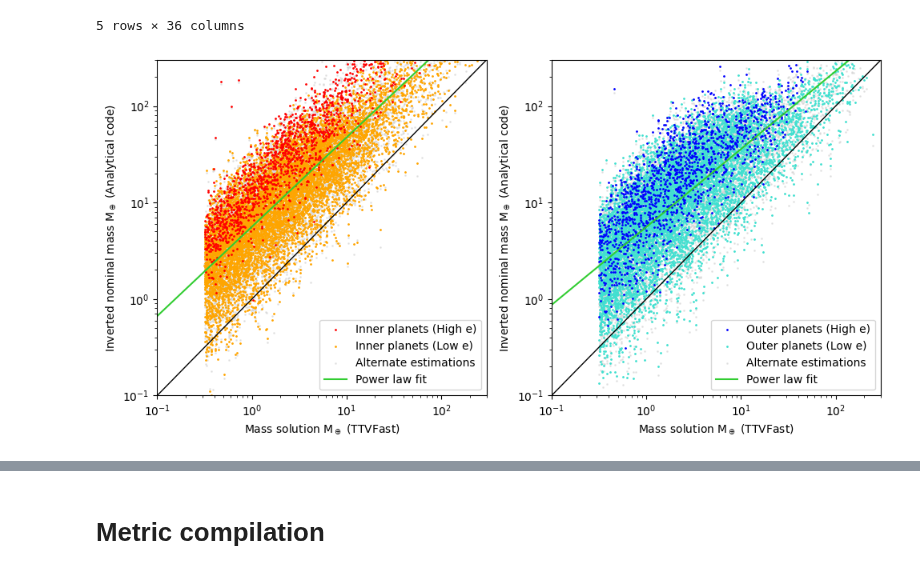
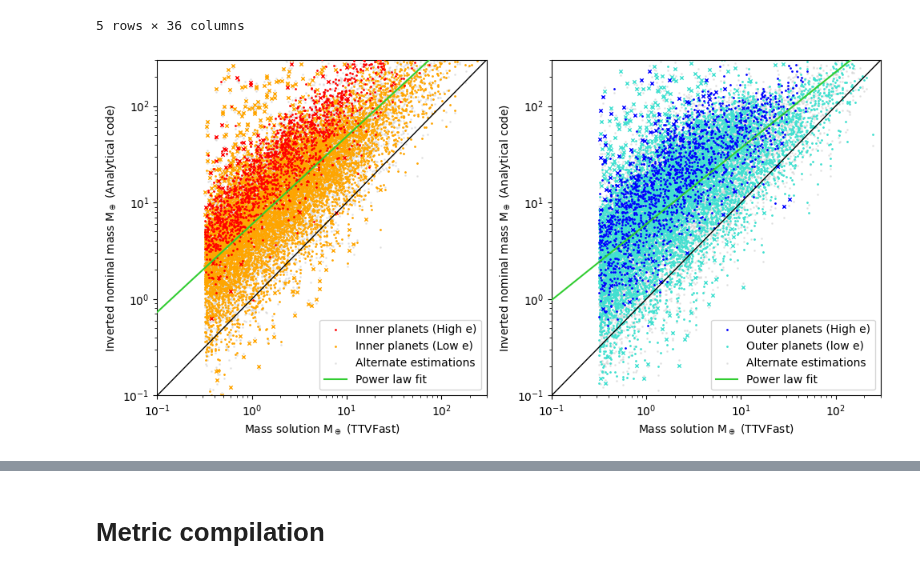
Before and after one commit to chatdanai-s/NATSUME, a Jupyter notebook: validation/1st_order_TTVFast/code_invert.ipynb, the cells around one changed output, grey strips where cells are left out. Saved outputs shown, nothing was run; the diff lists cells and outputs as text; code cells hidden in the pictures.

```diff
--- a/validation/1st_order_TTVFast/code_invert.ipynb
+++ b/validation/1st_order_TTVFast/code_invert.ipynb
@@ -350,6 +350,8 @@ scatterCount = len(compare['m1'])
 
 ethres = 0.1
 lowe = (compare.e1 < ethres) & (compare.e2 < ethres); highe = ~lowe
+Rthres = 0.5
+lowR = (compare.R2_1 < Rthres) | (compare.R2_2 < Rthres); highR = ~lowR
 
 # Inner planets
 m1 = compare['m1']
@@ -357,11 +359,13 @@ m1_good = compare['m_calc_in']
 m1_bad = compare['m_bad_in']
 k1, c1 = getLineFit(np.log10(m1_good), np.log10(m1))
 
-ax[0].scatter(m1[highe], m1_good[highe], s=s, color='red', label=f'Inner planets (High e)', zorder=1)
-ax[0].scatter(m1[lowe], m1_good[lowe], s=s, color='orange', label=f'Inner planets (Low e)', zorder=0)
+ax[0].scatter(m1[highe &highR], m1_good[highe &highR], s=s, color='red', label=f'Inner planets (High e)', zorder=3)
+ax[0].scatter(m1[highe & lowR], m1_good[highe & lowR], s=10*s, color='red', marker='x', lw=1, zorder=2)
+ax[0].scatter(m1[lowe &highR], m1_good[lowe &highR], s=s, color='orange', label=f'Inner planets (Low e)', zorder=1)
+ax[0].scatter(m1[lowe & lowR], m1_good[lowe & lowR], s=10*s, color='orange', marker='x', lw=1, zorder=0)
 ax[0].scatter(m1, m1_bad, s=s, color='lightgrey', label='Alternate estimations', zorder=-1, alpha=0.5)
-ax[0].plot(linelim, linelim, color='black', lw=1, zorder=1)
-ax[0].plot(linelim, 10**c1 * linelim**k1, color='limegreen', label=f'Power law fit')
+ax[0].plot(linelim, linelim, color='black', lw=1, zorder=5)
+ax[0].plot(linelim, 10**c1 * linelim**k1, color='limegreen', zorder=5, label=f'Power law fit')
 ax[0].set_xscale('log'); ax[0].set_yscale('log')
 ax[0].set_xlim(minval, maxval); ax[0].set_ylim(minval, maxval)
 ax[0].set_xlabel('Mass solution M$_\oplus$ (TTVFast)')
@@ -374,11 +378,13 @@ m2_good = compare['m_calc_out']
 m2_bad = compare['m_bad_out']
 k2, c2 = getLineFit(np.log10(m2_good), np.log10(m2))
 
-ax[1].scatter(m2[highe], m2_good[highe], s=s, color='blue', label=f'Outer planets (High e)', zorder=1)
-ax[1].scatter(m2[lowe], m2_good[lowe], s=s, color='turquoise', label=f'Outer planets (low e)', zorder=0)
+ax[1].scatter(m2[highe &highR], m2_good[highe &highR], s=s, color='blue', label=f'Outer planets (High e)', zorder=3)
+ax[1].scatter(m2[highe & lowR], m2_good[highe & lowR], s=10*s, color='blue', marker='x', lw=1, zorder=2)
+ax[1].scatter(m2[lowe &highR], m2_good[lowe &highR], s=s, color='turquoise', label=f'Outer planets (low e)', zorder=1)
+ax[1].scatter(m2[lowe & lowR], m2_good[lowe & lowR], s=10*s, color='turquoise', marker='x', lw=1, zorder=0)
 ax[1].scatter(m2, m2_bad, s=s, color='lightgrey', label='Alternate estimations', zorder=-1, alpha=0.5)
-ax[1].plot(linelim, linelim, color='black', lw=1, zorder=1)
-ax[1].plot(linelim, 10**c2 * linelim**k2, color='limegreen', label=f'Power law fit')
+ax[1].plot(linelim, linelim, color='black', lw=1, zorder=5)
+ax[1].plot(linelim, 10**c2 * linelim**k2, color='limegreen', zorder=5, label=f'Power law fit')
 ax[1].set_xscale('log'); ax[1].set_yscale('log')
 ax[1].set_xlim(minval, maxval); ax[1].set_ylim(minval, maxval)
 ax[1].set_xlabel('Mass solution M$_\oplus$ (TTVFast)')
@@ -542,47 +554,54 @@ minval = 1e-1
 maxval = 3e+2
 linelim = np.array([minval, maxval])
 scatterCount = len(compare_n['m1'])
+
 ethres = 0.1
 lowe = (compare.e1 < ethres) & (compare.e2 < ethres); highe = ~lowe
+Rthres = 0.5
+lowR = (compare.R2_1 < Rthres) | (compare.R2_2 < Rthres); highR = ~lowR
 
 # Inner planets
 m1 = compare_n['m1']
 m1_good = compare_n['m_calc_in']
 m1_bad = compare_n['m_bad_in']
 k1, c1 = getLineFit(np.log10(m1_good), np.log10(m1))
 
-ax[0].scatter(m1[highe], m1_good[highe], s=s, color='red', label=f'Inner planets (High e)', zorder=1)
-ax[0].scatter(m1[lowe], m1_good[lowe], s=s, color='orange', label=f'Inner planets (Low e)', zorder=0)
+ax[0].scatter(m1[highe &highR], m1_good[highe &highR], s=s, color='red', label=f'Inner planets (High e)', zorder=3)
+ax[0].scatter(m1[highe & lowR], m1_good[highe & lowR], s=10*s, color='red', marker='x', lw=1, zorder=2)
+ax[0].scatter(m1[lowe &highR], m1_good[lowe &highR], s=s, color='orange', label=f'Inner planets (Low e)', zorder=1)
+ax[0].scatter(m1[lowe & lowR], m1_good[lowe & lowR], s=10*s, color='orange', marker='x', lw=1, zorder=0)
 ax[0].scatter(m1, m1_bad, s=s, color='lightgrey', label='Alternate estimations', zorder=-1, alpha=0.5)
-ax[0].plot(linelim, linelim, color='black', lw=1, zorder=1)
-ax[0].plot(linelim, 10**c1 * linelim**k1, color='limegreen', label=f'Power law fit')
+ax[0].plot(linelim, linelim, color='black', lw=1, zorder=5)
+ax[0].plot(linelim, 10**c1 * linelim**k1, color='limegreen', zorder=5, label=f'Power law fit')
 ax[0].set_xscale('log'); ax[0].set_yscale('log')
 ax[0].set_xlim(minval, maxval); ax[0].set_ylim(minval, maxval)
 ax[0].set_xlabel('Mass solution M$_\oplus$ (TTVFast)')
 ax[0].set_ylabel('Inverted nominal mass M$_\oplus$ (Analytical code)')
 ax[0].legend(loc='lower right')
 
 # Outer planet
 m2 = compare_n['m2']
 m2_good = compare_n['m_calc_out']
 m2_bad = compare_n['m_bad_out']
 k2, c2 = getLineFit(np.log10(m2_good), np.log10(m2))
 
-ax[1].scatter(m2[highe], m2_good[highe], s=s, color='blue', label=f'Outer planets (High e)', zorder=1)
-ax[1].scatter(m2[lowe], m2_good[lowe], s=s, color='turquoise', label=f'Outer planets (Low e)', zorder=0)
+ax[1].scatter(m2[highe &highR], m2_good[highe &highR], s=s, color='blue', label=f'Outer planets (High e)', zorder=3)
+ax[1].scatter(m2[highe & lowR], m2_good[highe & lowR], s=10*s, color='blue', marker='x', lw=1, zorder=2)
+ax[1].scatter(m2[lowe &highR], m2_good[lowe &highR], s=s, color='turquoise', label=f'Outer planets (low e)', zorder=1)
+ax[1].scatter(m2[lowe & lowR], m2_good[lowe & lowR], s=10*s, color='turquoise', marker='x', lw=1, zorder=0)
 ax[1].scatter(m2, compare_n['m_bad_out'], s=s, color='lightgrey', label='Alternate estimations', zorder=-1, alpha=0.5)
-ax[1].plot(linelim, linelim, color='black', lw=1, zorder=1)
-ax[1].plot(linelim, 10**c2 * linelim**k2, color='limegreen', label=f'Power law fit')
+ax[1].plot(linelim, linelim, color='black', lw=1, zorder=5)
+ax[1].plot(linelim, 10**c2 * linelim**k2, color='limegreen', zorder=5, label=f'Power law fit')
 ax[1].set_xscale('log'); ax[1].set_yscale('log')
 ax[1].set_xlim(minval, maxval); ax[1].set_ylim(minval, maxval)
 ax[1].set_xlabel('Mass solution M$_\oplus$ (TTVFast)')
 ax[1].set_ylabel('Inverted nominal mass M$_\oplus$ (Analytical code)')
 ax[1].legend(loc='lower right')
 
 fig.tight_layout()
 plt.show()
 # %% [output]
-[figure, old version]
+[figure, new version]
 # %%
 # Divide by regimes
 fig, ax = plt.subplots(3, 4, figsize=(16*1.1, 12*1.1))
```
Also changed, not shown: parts of 8 cells of this notebook, 3 other files.
